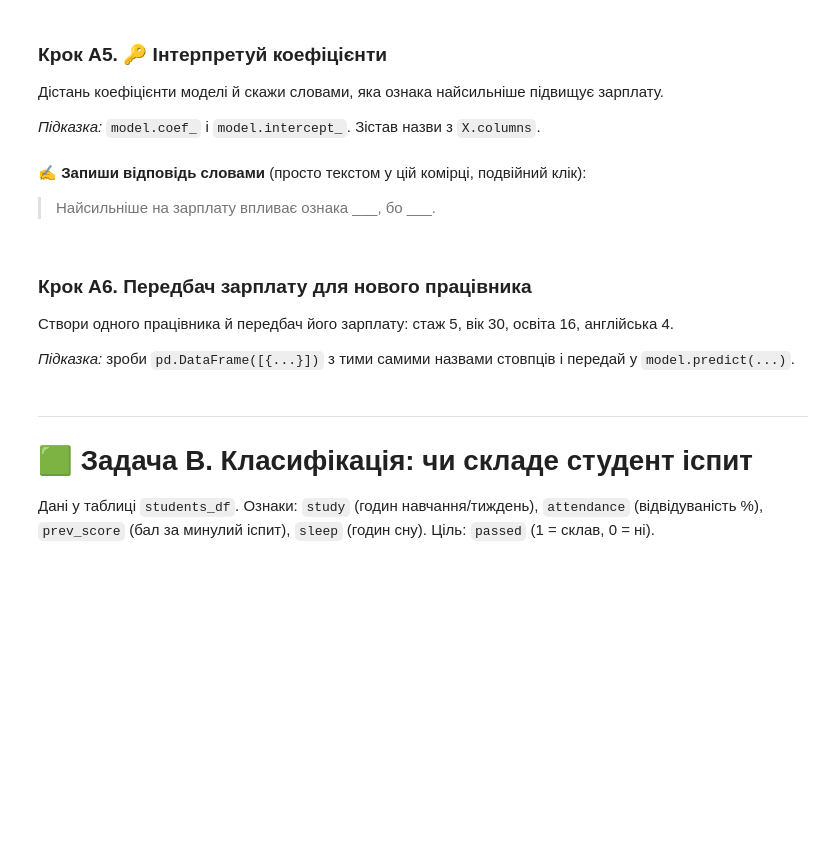
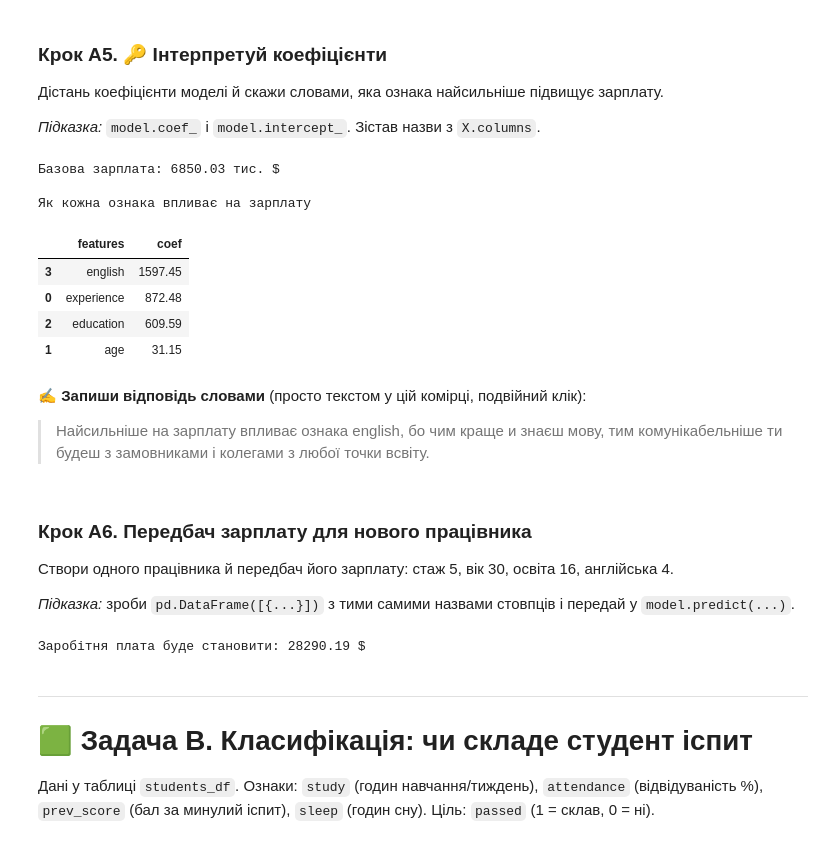
Before and after one commit to ParusSlava/DTA_2026, a Jupyter notebook: ML/ml_practice_LR&Cl.ipynb, the cells around one changed output. Cells and saved outputs as stored; diff of their text form; code cells hidden in the pictures; blank space fills up the shorter version.

```diff
--- a/ML/ml_practice_LR&Cl.ipynb
+++ b/ML/ml_practice_LR&Cl.ipynb
@@ -98,10 +120,15 @@ print("Частка тих, хто склав іспит:", f"{students_df['pass
 from sklearn.model_selection import train_test_split
 
 # TODO: створи X та y
-X =
-y =
+X = salary_df[['experience', 'age', 'education', 'english' ]]
+y = salary_df['salary']
 
 # TODO: поділи на X_train, X_test, y_train, y_test
-
+X_train, X_test, y_train, y_test = train_test_split(
+    X, y,
+    test_size=0.2,
+    random_state=RANDOM_STATE
+)
 
 # print("Train:", X_train.shape[0], "| Test:", X_test.shape[0])
+print("Train:", X_train.shape[0], "| Test:", X_test.shape[0])
@@ -114,3 +143,5 @@ y =
 from sklearn.linear_model import LinearRegression
 
 # TODO: створи та навчи модель
+model = LinearRegression()
+model.fit(X_train, y_train)
@@ -138,6 +194,25 @@ from sklearn.metrics import mean_absolute_error, r2_score
+# %%
+# TODO: побудуй таблицю "ознака — коефіцієнт" і відсортуй
+coefs = pd.DataFrame({
+    'features': X.columns,
+    'coef': model.coef_.round(2)
+}).sort_values('coef', key=abs, ascending=False)
+
+print(f'Базова зарплата: {model.intercept_:.2f} тис. $\n')
+print('Як кожна ознака впливає на зарплату')
+coefs
+# %% [output]
+Базова зарплата: 6850.03 тис. $
+
+Як кожна ознака впливає на зарплату
+|  | features | coef |
+| 3 | english | 1597.45 |
+| 0 | experience | 872.48 |
+| 2 | education | 609.59 |
+| 1 | age | 31.15 |
 # %% [markdown]
 ✍️ **Запиши відповідь словами** (просто текстом у цій комірці, подвійний клік):
-> Найсильніше на зарплату впливає ознака ___, бо ___.
+> Найсильніше на зарплату впливає ознака english, бо чим краще и знаєш мову, тим комунікабельніше ти будеш з замовниками і колегами з любої точки всвіту.
 # %% [markdown]
 ### Крок A6. Передбач зарплату для нового працівника
 Створи одного працівника й передбач його зарплату: стаж 5, вік 30, освіта 16, англійська 4.
@@ -148,3 +221,15 @@ from sklearn.metrics import mean_absolute_error, r2_score
+# %%
+# TODO: створи new_employee і передбач зарплату
+new_salary = pd.DataFrame([{
+    'experience': 5,
+    'age': 30,
+    'education': 16,
+    'english': 4
+}])
+
+print(f'Заробітня плата буде становити: {model.predict(new_salary)[0]:.2f} $')
+# %% [output]
+Заробітня плата буде становити: 28290.19 $
 # %% [markdown]
 ---
 # 🟩 Задача B. Класифікація: чи складе студент іспит
```
Also changed, not shown: parts of 19 cells of this notebook.
